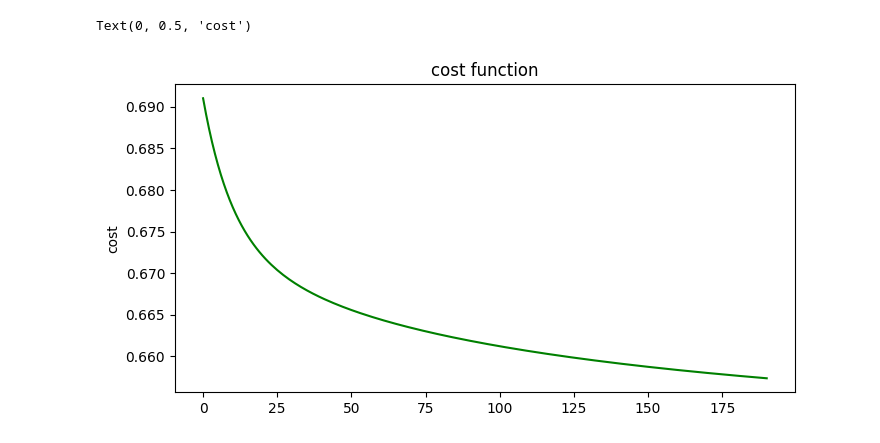
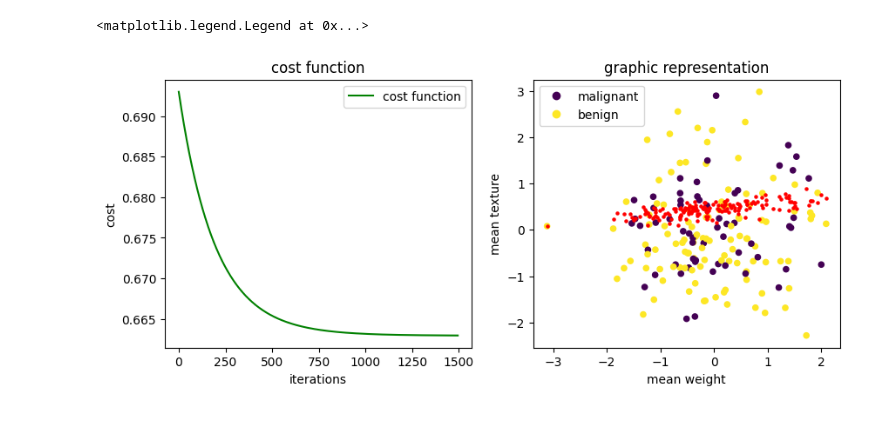
Before and after one commit to irene1604/deep_learning, a Jupyter notebook: neural_network.ipynb, the cells around one changed output. Drawn from its saved outputs; the diff is of its cells as text; code cells hidden in the pictures.

```diff
--- a/neural_network.ipynb
+++ b/neural_network.ipynb
@@ -237,28 +274,21 @@ def model(X: np.ndarray, Y: np.ndarray,
 # %%
-# let's take an example of load_breast_cancer of sklearn
-from sklearn.datasets import load_breast_cancer
-from sklearn.model_selection import train_test_split as tts
-from sklearn.preprocessing import StandardScaler as scaler
+# data processing
+x_train, x_test, y_train, y_test = tts(X[:, [0, 4]], y, random_state=50, shuffle=True, test_size=0.3)
+#x_train, x_test = sc.fit_transform(x_train), sc.transform(x_test)
 
-sc = scaler()
-#loading cancer dataset
-X, y = load_breast_cancer(return_X_y=True)
-# data processing
-x_train, x_test, y_train, y_test = tts(X, y, random_state=50, shuffle=True, test_size=0.1)
-#x_train, x_test = sc.fit_transform(x_train), sc.transform(x_test)
 # reshape data
 y_train, y_test = y_train.reshape((1, -1)), y_test.reshape((1, -1))
-x_train, x_test = x_train.reshape((30, -1)), x_test.reshape((30, -1))
+x_train, x_test = x_train.reshape((n_features, -1)), x_test.reshape((n_features, -1))
 
 # defining the layer dimension
-layers_size, NL = [30, 1], 1
+layers_size, NL = [n_features, 1], 1
 
 # params np.zeros initialization
 params = Params(layers_size=layers_size, NL=NL, r_type='zeros')
 
 # training the model
 params, costs, max_iter, score = model(X=x_train, Y=y_train,
-                params=params, print_val=True, Y_test=y_test,
-                epsilon=3e-5, learning_rate=1e-6, X_test=x_test
+                params=params, print_val=False, Y_test=y_test,
+                epsilon=1e-7, learning_rate=1e-2, X_test=x_test
                 )
 # %% [output]
@@ -281,13 +295,30 @@ cost function : 0.6576449180749547 : interation : 180
 Good  job we reach to the convergence. Local minimum found
-# %%
-fig, ax = plt.subplots(1, 1, figsize=(8,4))
-
-ax.plot(costs, color='g')
-ax.set_title('cost function')
-ax.set_ylabel("cost")
-# %% [output]
-Text(0, 0.5, 'cost')
-[figure, removed]
+# %%
+
+y_predict = params['W1'].dot(x_test) + params['b1']
+y_predict = y_predict.reshape((-1,))
+
+y_sort    = np.argsort(x_test[0, :])
+x_test_sort = x_test[0, :][y_sort]
+y_predict  = y_predict[y_sort]
+# %%
+fig, axes = plt.subplots(1, 2, figsize=(10,4))
+ax1, ax2 = axes.ravel()
+
+ax1.plot(costs, color='g', label='cost function')
+ax1.set_title('cost function')
+ax1.set_ylabel("cost")
+scatter = ax2.scatter(x_test[0, :], x_test[1, :], c=y_test, s=20, marker='o')
+ax2.scatter(x_test_sort, y_predict, color='r', s=5, label='jj')
+ax2.legend(handles = scatter.legend_elements()[0], labels = ["malignant", "benign"] )
+ax2.set_ylabel("mean texture")
+ax2.set_xlabel("mean weight")
+ax1.set_xlabel("iterations")
+ax2.set_title("graphic representation")
+ax1.legend()
+# %% [output]
+<matplotlib.legend.Legend at 0x...>
+[figure, added]
 # %%
 print(f"accuracy : {score[-1]}")
 # %% [output]
```
Also changed, not shown: parts of 4 cells of this notebook, 1 other file.
